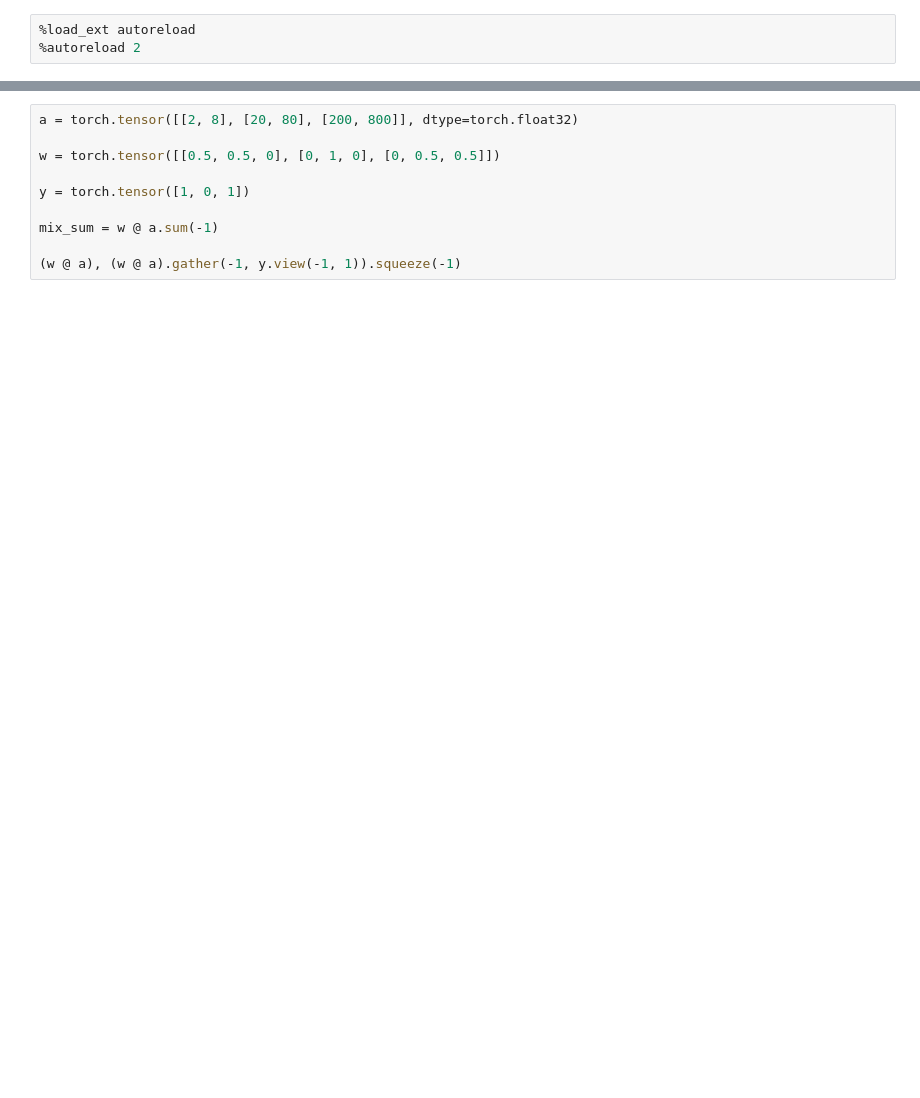
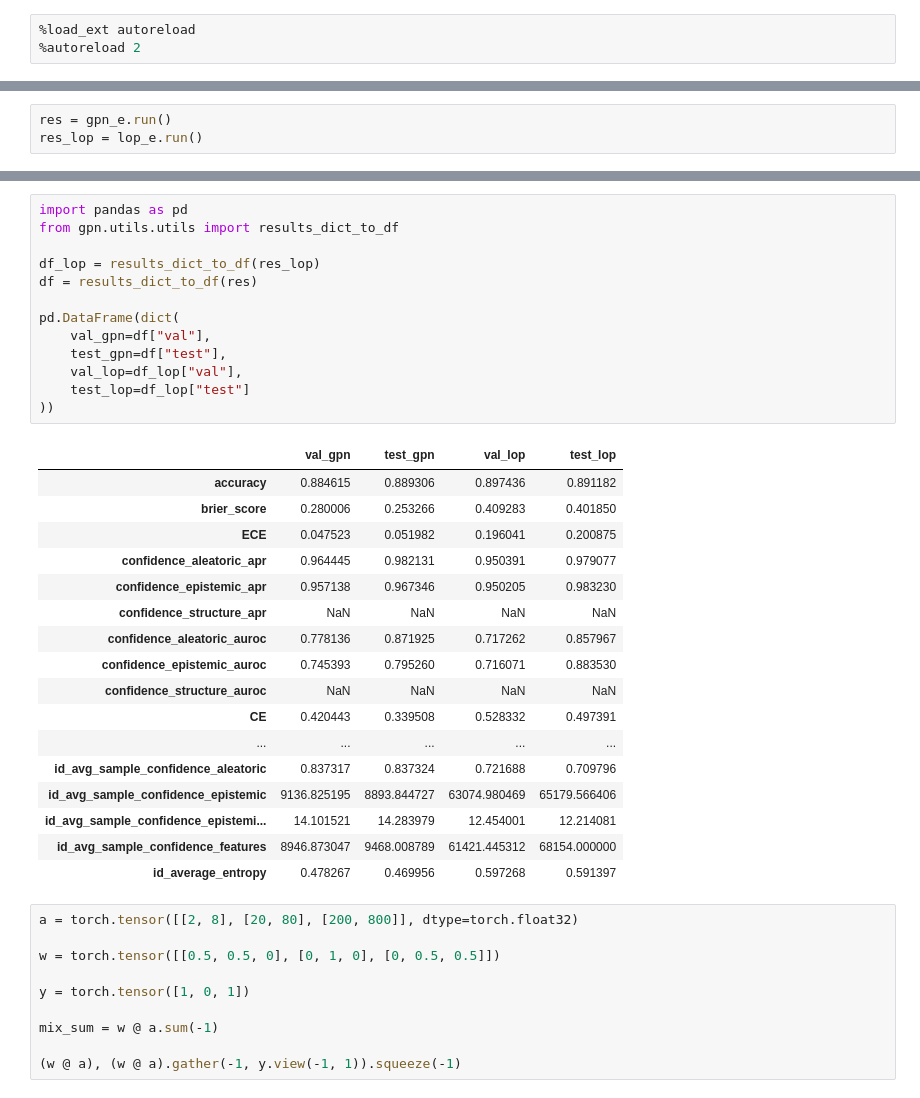
Before and after one commit to Cortys/gpn-extensions, a Jupyter notebook: test.ipynb, the cells around one changed output, grey strips where cells are left out. Cells and saved outputs as stored; diff of their text form; blank space fills up the shorter version.

Commit message:
added epistemic entropy metrics

```diff
--- a/test.ipynb
+++ b/test.ipynb
@@ -84,0 +90,3 @@ results_dict_to_df(res)
+# %%
+res = gpn_e.run()
+res_lop = lop_e.run()
@@ -85,3 +191,34 @@ results_dict_to_df(res)
+# %%
+import pandas as pd
+from gpn.utils.utils import results_dict_to_df
+
+df_lop = results_dict_to_df(res_lop)
+df = results_dict_to_df(res)
+
+pd.DataFrame(dict(
+    val_gpn=df["val"],
+    test_gpn=df["test"],
+    val_lop=df_lop["val"],
+    test_lop=df_lop["test"]
+))
+# %% [output]
+|  | val_gpn | test_gpn | val_lop | test_lop |
+| accuracy | 0.884615 | 0.889306 | 0.897436 | 0.891182 |
+| brier_score | 0.280006 | 0.253266 | 0.409283 | 0.401850 |
+| ECE | 0.047523 | 0.051982 | 0.196041 | 0.200875 |
+| confidence_aleatoric_apr | 0.964445 | 0.982131 | 0.950391 | 0.979077 |
+| confidence_epistemic_apr | 0.957138 | 0.967346 | 0.950205 | 0.983230 |
+| confidence_structure_apr | NaN | NaN | NaN | NaN |
+| confidence_aleatoric_auroc | 0.778136 | 0.871925 | 0.717262 | 0.857967 |
+| confidence_epistemic_auroc | 0.745393 | 0.795260 | 0.716071 | 0.883530 |
+| confidence_structure_auroc | NaN | NaN | NaN | NaN |
+| CE | 0.420443 | 0.339508 | 0.528332 | 0.497391 |
+| ... | ... | ... | ... | ... |
+| id_avg_sample_confidence_aleatoric | 0.837317 | 0.837324 | 0.721688 | 0.709796 |
+| id_avg_sample_confidence_epistemic | 9136.825195 | 8893.844727 | 63074.980469 | 65179.566406 |
+| id_avg_sample_confidence_epistemi... | 14.101521 | 14.283979 | 12.454001 | 12.214081 |
+| id_avg_sample_confidence_features | 8946.873047 | 9468.008789 | 61421.445312 | 68154.000000 |
+| id_average_entropy | 0.478267 | 0.469956 | 0.597268 | 0.591397 |
 # %%
 a = torch.tensor([[2, 8], [20, 80], [200, 800]], dtype=torch.float32)
 
```
Also changed, not shown: parts of 6 cells of this notebook, 5 other files.
